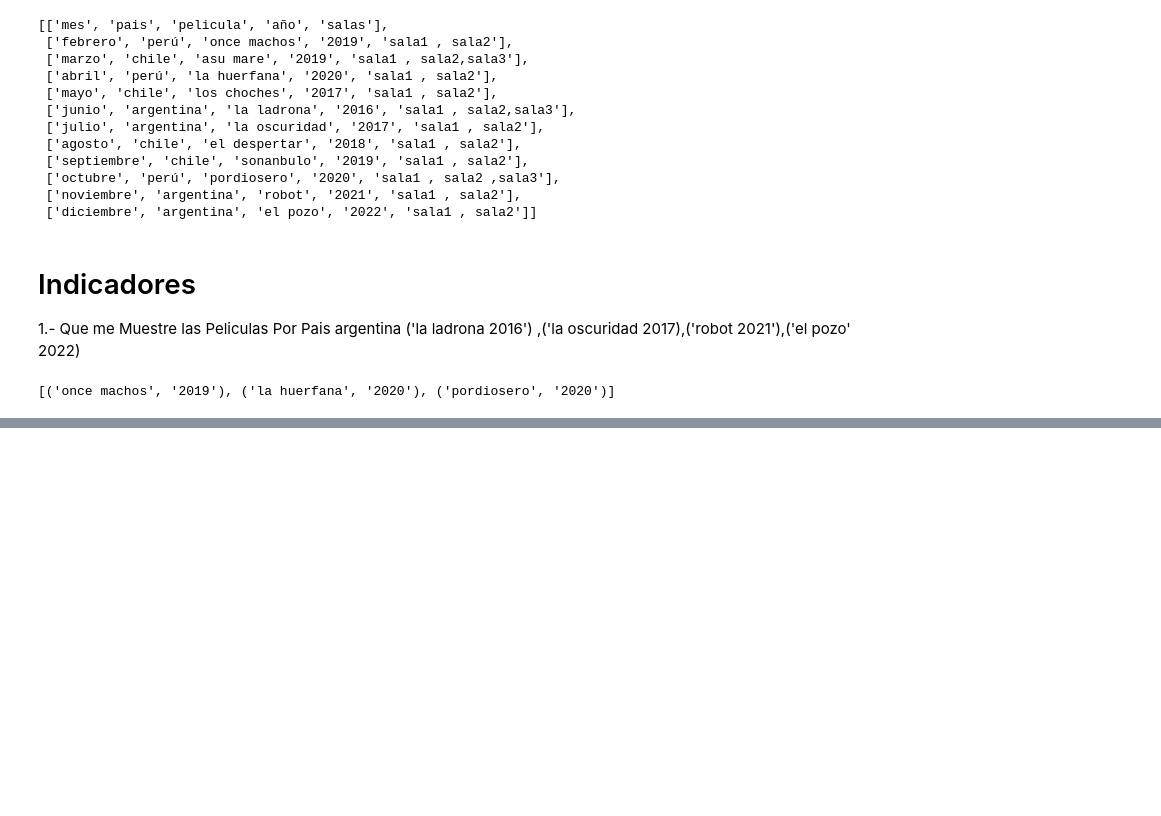
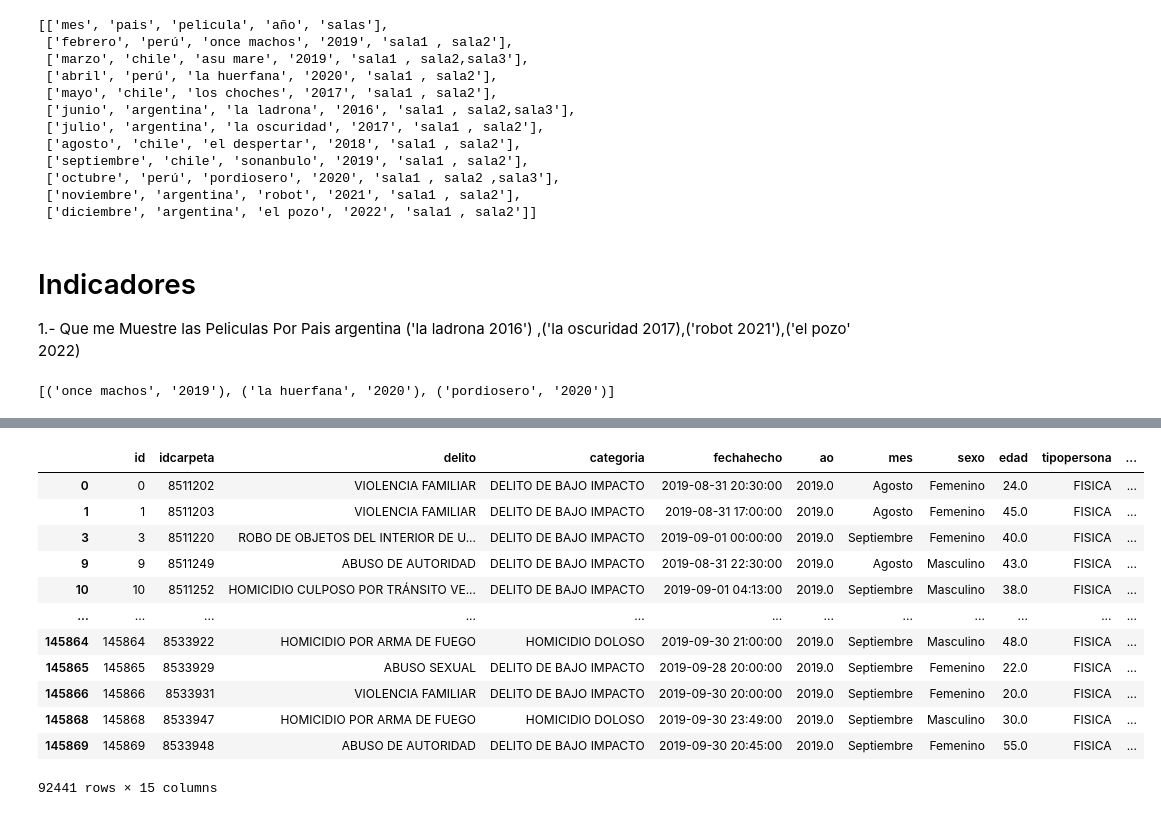
Before and after one commit to PyarmandoCode/Python_Avanzado, a Jupyter notebook: Datos/Python-Avanzado.ipynb, the cells around one changed output, grey strips where cells are left out. Cells and saved outputs as stored; diff of their text form; code cells hidden in the pictures; blank space fills up the shorter version.

```diff
--- a/Datos/Python-Avanzado.ipynb
+++ b/Datos/Python-Avanzado.ipynb
@@ -192,0 +277,19 @@ peliculas_por_sala(listaPeliculas,'sala2')
+# %%
+df_vic['sexo'] =='Femenino'
+df_vic.loc[df_vic['sexo'] !='Femenino'].head(10)
+df_vic.loc[df_vic['sexo'].isna()]
+df_vic.loc[df_vic['edad']>18]
+# %% [output]
+|  | id | idcarpeta | delito | categoria | fechahecho | ao | mes | sexo | edad | tipopersona | ... |
+| 0 | 0 | 8511202 | VIOLENCIA FAMILIAR | DELITO DE BAJO IMPACTO | 2019-08-31 20:30:00 | 2019.0 | Agosto | Femenino | 24.0 | FISICA | ... |
+| 1 | 1 | 8511203 | VIOLENCIA FAMILIAR | DELITO DE BAJO IMPACTO | 2019-08-31 17:00:00 | 2019.0 | Agosto | Femenino | 45.0 | FISICA | ... |
+| 3 | 3 | 8511220 | ROBO DE OBJETOS DEL INTERIOR DE U... | DELITO DE BAJO IMPACTO | 2019-09-01 00:00:00 | 2019.0 | Septiembre | Femenino | 40.0 | FISICA | ... |
+| 9 | 9 | 8511249 | ABUSO DE AUTORIDAD | DELITO DE BAJO IMPACTO | 2019-08-31 22:30:00 | 2019.0 | Agosto | Masculino | 43.0 | FISICA | ... |
+| 10 | 10 | 8511252 | HOMICIDIO CULPOSO POR TRÁNSITO VE... | DELITO DE BAJO IMPACTO | 2019-09-01 04:13:00 | 2019.0 | Septiembre | Masculino | 38.0 | FISICA | ... |
+| ... | ... | ... | ... | ... | ... | ... | ... | ... | ... | ... | ... |
+| 145864 | 145864 | 8533922 | HOMICIDIO POR ARMA DE FUEGO | HOMICIDIO DOLOSO | 2019-09-30 21:00:00 | 2019.0 | Septiembre | Masculino | 48.0 | FISICA | ... |
+| 145865 | 145865 | 8533929 | ABUSO SEXUAL | DELITO DE BAJO IMPACTO | 2019-09-28 20:00:00 | 2019.0 | Septiembre | Femenino | 22.0 | FISICA | ... |
+| 145866 | 145866 | 8533931 | VIOLENCIA FAMILIAR | DELITO DE BAJO IMPACTO | 2019-09-30 20:00:00 | 2019.0 | Septiembre | Femenino | 20.0 | FISICA | ... |
+| 145868 | 145868 | 8533947 | HOMICIDIO POR ARMA DE FUEGO | HOMICIDIO DOLOSO | 2019-09-30 23:49:00 | 2019.0 | Septiembre | Masculino | 30.0 | FISICA | ... |
+| 145869 | 145869 | 8533948 | ABUSO DE AUTORIDAD | DELITO DE BAJO IMPACTO | 2019-09-30 20:45:00 | 2019.0 | Septiembre | Femenino | 55.0 | FISICA | ... |
+92441 rows × 15 columns
```
Also changed, not shown: parts of 10 cells of this notebook, 1 other file.
